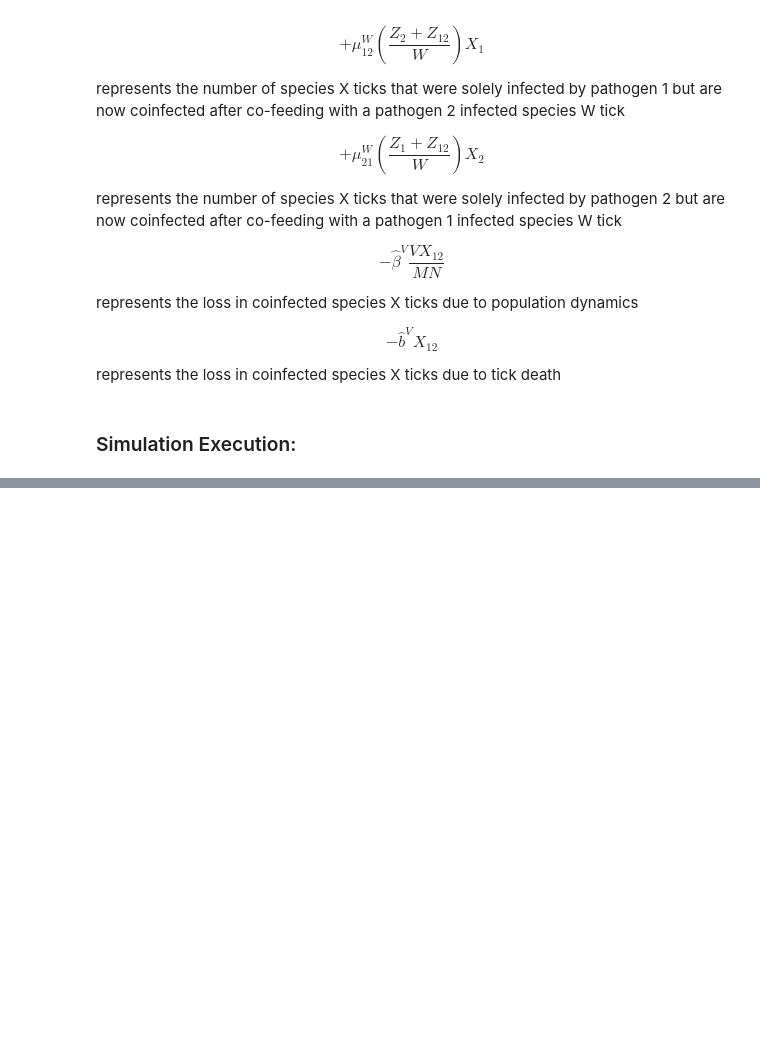
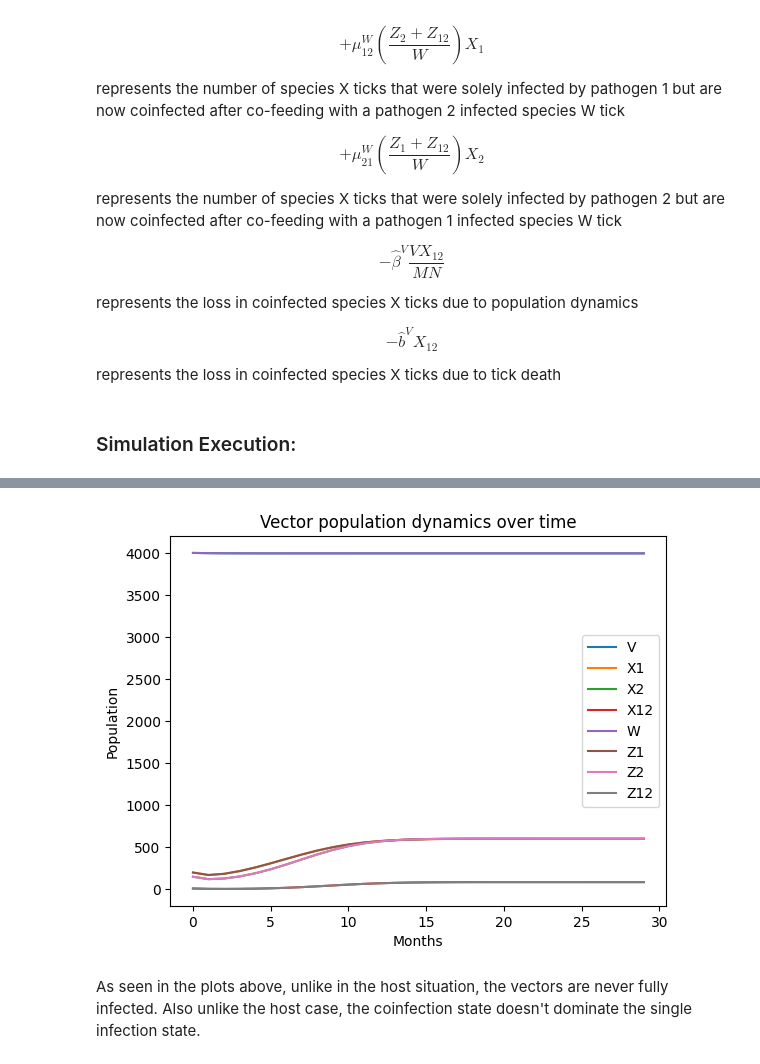
Before and after one commit to hseabolt/vectorborne_SIR, a Jupyter notebook: scripts/model_221/221_analysis.ipynb, the cells around one changed output, grey strips where cells are left out. Cells and saved outputs as stored; diff of their text form; code cells hidden in the pictures; blank space fills up the shorter version.

```diff
--- a/scripts/model_221/221_analysis.ipynb
+++ b/scripts/model_221/221_analysis.ipynb
@@ -312,0 +357,7 @@ initial_states = [20,  1,  0,   0, 40000, 200,  150,  10, 40000, 200, 150, 10]
+# %%
+vectorPlot221 = results[["V", "X1", "X2", "X12", "W", "Z1", "Z2", "Z12"]].plot(title="Vector population dynamics over time", xlabel="Months", ylabel="Population")
+vectorPlot221.get_figure().savefig("vectorPlot221.png")
+# %% [output]
+[figure, added]
+# %% [markdown]
+As seen in the plots above, unlike in the host situation, the vectors are never fully infected. Also unlike the host case, the coinfection state doesn't dominate the single infection state.
```
Also changed, not shown: parts of 12 cells of this notebook, 5 other files.
